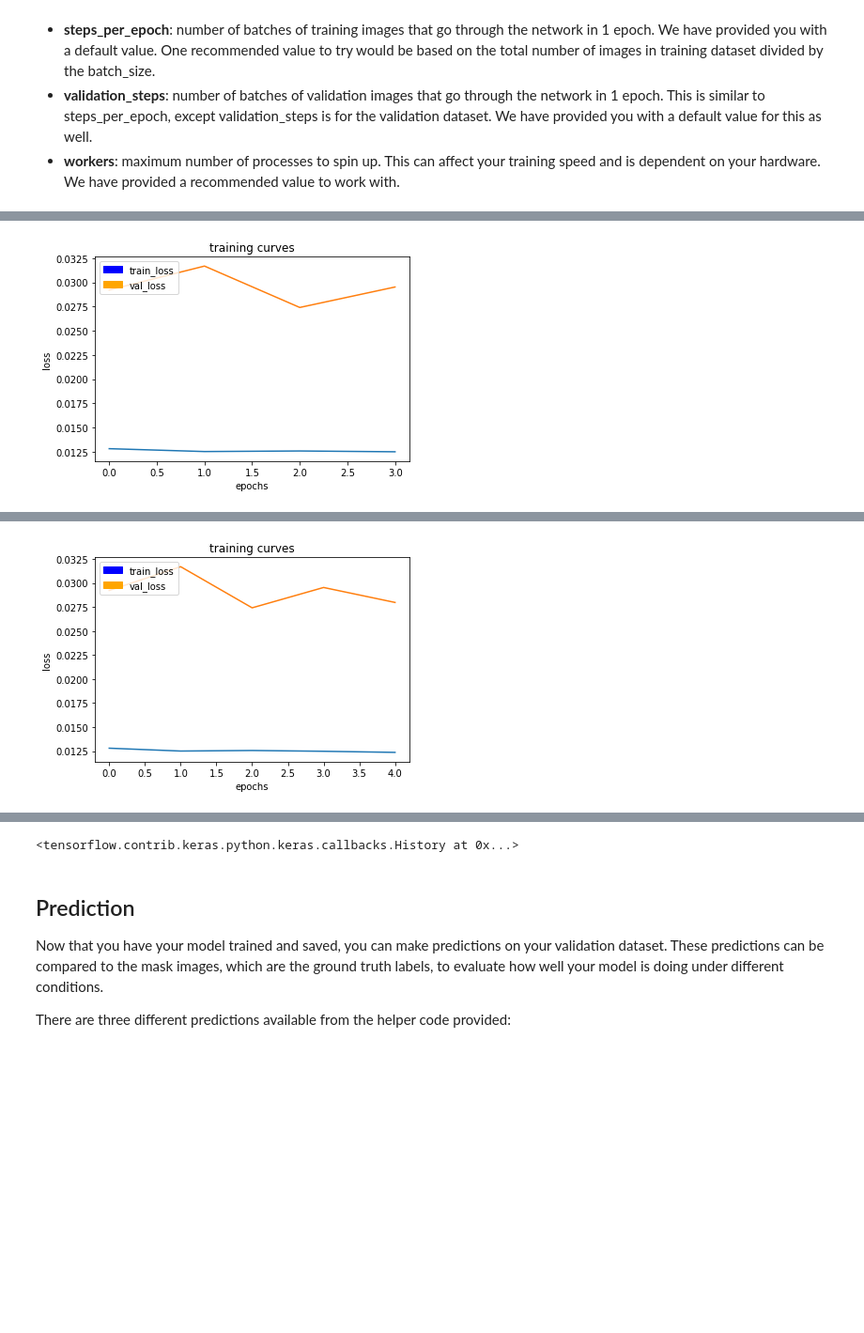
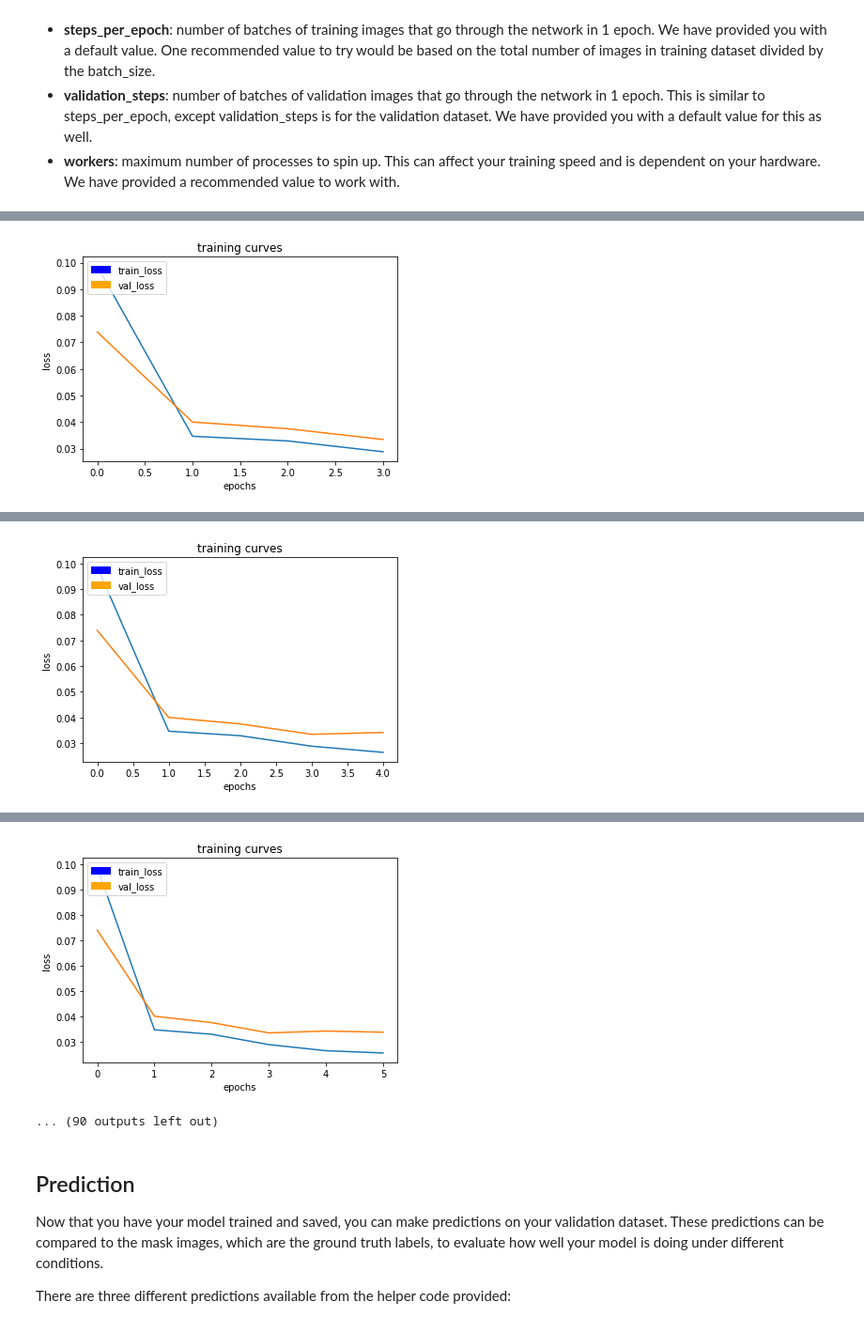
Before and after one commit to jfjensen/RoboND-DeepLearning-Project, a Jupyter notebook: code/model_training.ipynb, the cells around one changed output, grey strips where cells are left out. Shown at 94% size. Saved outputs shown, nothing was run; the diff lists cells and outputs as text; code cells hidden in the pictures; blank space fills up the shorter version.

```diff
--- a/code/model_training.ipynb
+++ b/code/model_training.ipynb
@@ -174,9 +153,9 @@ Define and tune your hyperparameters.
 - **validation_steps**: number of batches of validation images that go through the network in 1 epoch. This is similar to steps_per_epoch, except validation_steps is for the validation dataset. We have provided you with a default value for this as well.
 - **workers**: maximum number of processes to spin up. This can affect your training speed and is dependent on your hardware. We have provided a recommended value to work with.
 # %%
-learning_rate = 0.001
+learning_rate = 0.005
 batch_size = 64
-num_epochs = 5
+num_epochs = 50
 steps_per_epoch = 500
 validation_steps = 50
 workers = 2
@@ -185,12 +164,10 @@ workers = 2
 DON'T MODIFY ANYTHING IN THIS CELL THAT IS BELOW THIS LINE
 """
 # Define the Keras model and compile it for training
-# model = models.Model(inputs=inputs, outputs=output_layer)
-weight_file_name = 'model_weights_II_04'
-model_tools.load_network(weight_file_name)
+model = models.Model(inputs=inputs, outputs=output_layer)
 
-# model.compile(optimizer=keras.optimizers.Adam(learning_rate), loss='categorical_crossentropy')
-model.compile(optimizer=keras.optimizers.Nadam(learning_rate), loss='categorical_crossentropy')
+model.compile(optimizer=keras.optimizers.Adam(learning_rate), loss='categorical_crossentropy')
+# model.compile(optimizer=keras.optimizers.Nadam(learning_rate), loss='categorical_crossentropy')
 
 # Data iterators for loading the training and validation data
 train_iter = data_iterator.BatchIteratorSimple(batch_size=batch_size,
@@ -244 +221 @@ Epoch 4/5
-[figure, old version]
+[figure, new version]
@@ -247 +224 @@ Epoch 5/5
-[figure, old version]
+[figure, new version]
@@ -249,3 +227,4 @@ Epoch 5/5
+[figure, added]
-<tensorflow.contrib.keras.python.keras.callbacks.History at 0x...>
+... (90 outputs left out)
 # %%
 # Save your trained model weights
```
Also changed, not shown: parts of 13 cells of this notebook.
